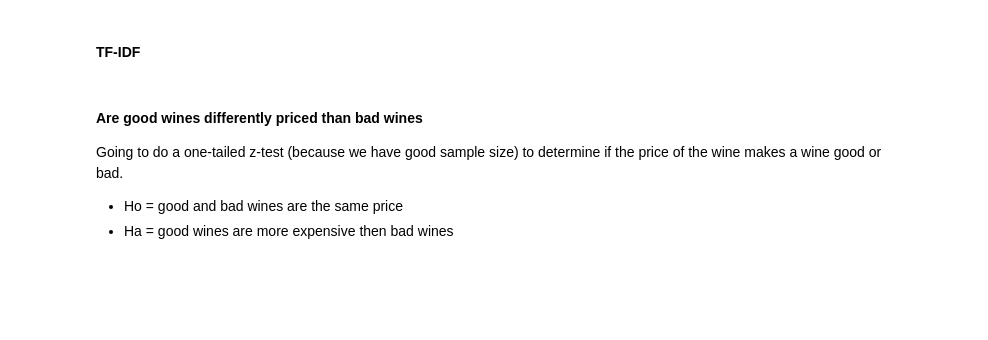
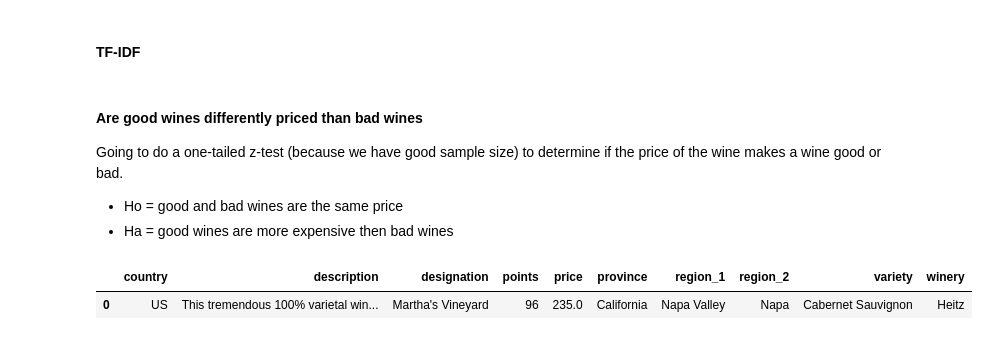
Before and after one commit to fernandez-justin/wine_review_nlp, a Jupyter notebook: EDA.ipynb, the cells around one changed output. Saved outputs shown, nothing was run; the diff lists cells and outputs as text; code cells hidden in the pictures; blank space fills up the shorter version.

```diff
--- a/EDA.ipynb
+++ b/EDA.ipynb
@@ -123,3 +124,8 @@ Going to do a one-tailed z-test (because we have good sample size) to determine
 
 * Ho = good and bad wines are the same price
 * Ha = good wines are more expensive then bad wines
+# %%
+df.head(1)
+# %% [output]
+|  | country | description | designation | points | price | province | region_1 | region_2 | variety | winery |
+| 0 | US | This tremendous 100% varietal win... | Martha's Vineyard | 96 | 235.0 | California | Napa Valley | Napa | Cabernet Sauvignon | Heitz |
```
Also changed, not shown: parts of 14 cells of this notebook.
